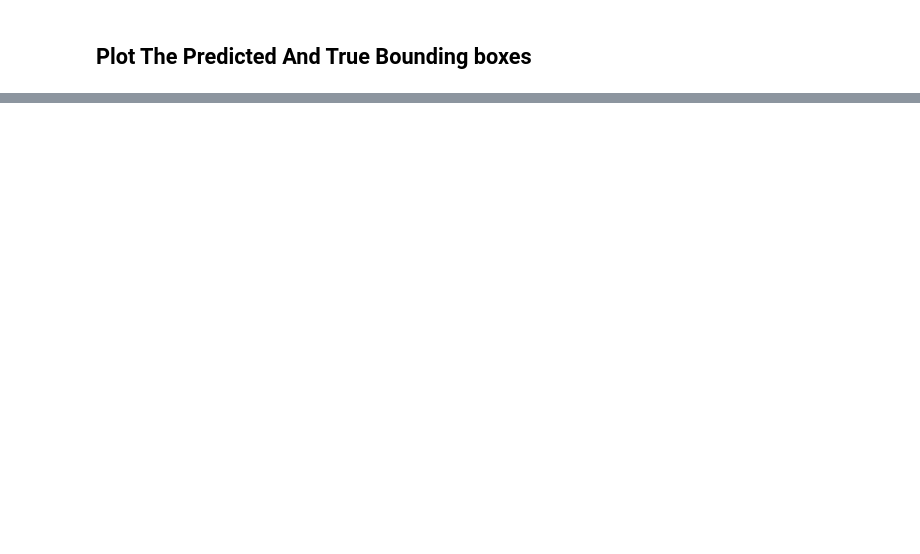
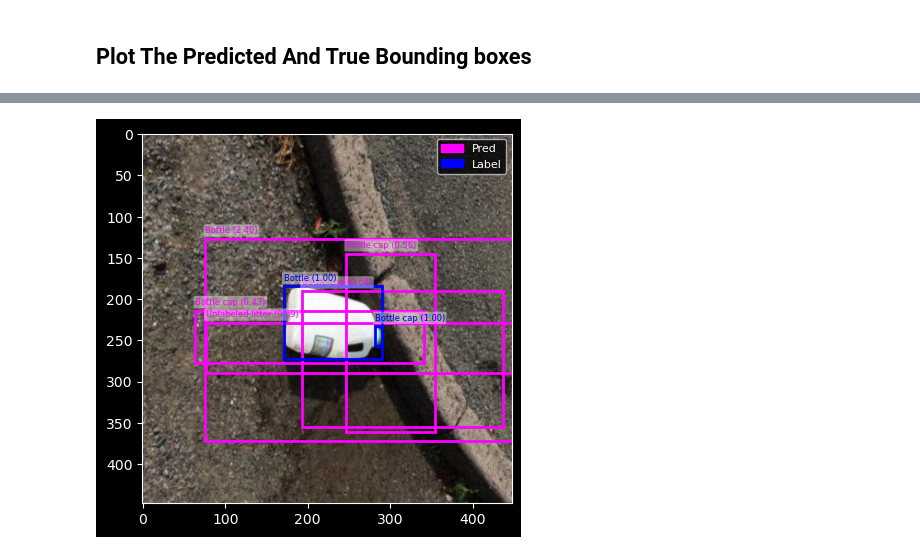
Before and after one commit to t20e/AI_projects_and_res, a Jupyter notebook: object_detection/yolo_v1_taco/inference.ipynb, the cells around one changed output, grey strips where cells are left out. Cells and saved outputs as stored; diff of their text form; code cells hidden in the pictures; blank space fills up the shorter version.

```diff
--- a/object_detection/yolo_v1_taco/inference.ipynb
+++ b/object_detection/yolo_v1_taco/inference.ipynb
@@ -257 +253,7 @@ tensor([[[ 0.0000,  0.0000,  0.0000,  0.0000,  0.0000,  0.0000,  0.0000,
 from utils.plot import plot_bboxes
+# %%
+label = label.to(config.DEVICE)
+label = extract_bboxes(label, config)
+# %%
+label_filter = label[label[:, 4] == 1]
+label_filter # returns the bboxes from the label
@@ -258,2 +268,4 @@ from utils.plot import plot_bboxes
 # %%
-plot_bboxes(img=img, config=config, true_bboxes=label, pred_bboxes=valid_bboxes)
+plot_bboxes(img=img, label_bboxes=label_filter, pred_bboxes=bboxes_nms, S=config.S)
+# %% [output]
+[figure, added]
```
Also changed, not shown: parts of 11 cells of this notebook, 11 other files.
